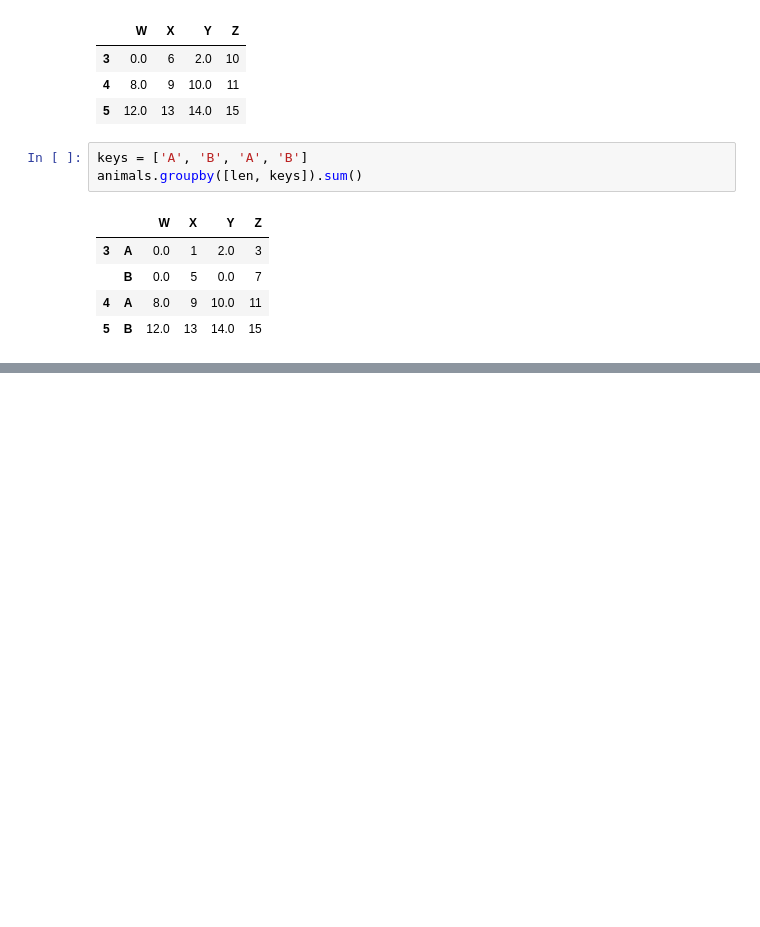
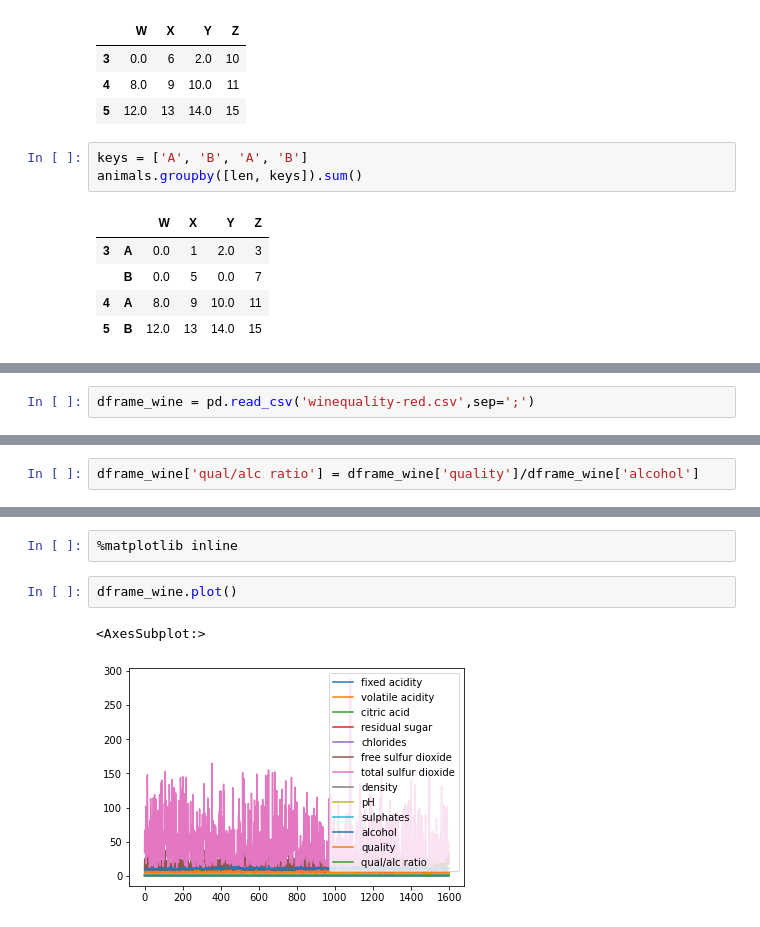
Before and after one commit to namith-rive/Udemy, a Jupyter notebook: PythonDateScienceSec7-データ解析基礎3.ipynb, the cells around one changed output, grey strips where cells are left out. Cells and saved outputs as stored; diff of their text form; blank space fills up the shorter version.

```diff
--- a/PythonDateScienceSec7-データ解析基礎3.ipynb
+++ b/PythonDateScienceSec7-データ解析基礎3.ipynb
@@ -227,0 +233,2 @@ animals.groupby([len, keys]).sum()
+# %%
+dframe_wine = pd.read_csv('winequality-red.csv',sep=';')
@@ -227,0 +292,2 @@ animals.groupby([len, keys]).sum()
+# %%
+dframe_wine['qual/alc ratio'] = dframe_wine['quality']/dframe_wine['alcohol']
@@ -227,0 +321,7 @@ animals.groupby([len, keys]).sum()
+# %%
+%matplotlib inline
+# %%
+dframe_wine.plot()
+# %% [output]
+<AxesSubplot:>
+[figure, added]
```
Also changed, not shown: parts of 26 cells of this notebook.
